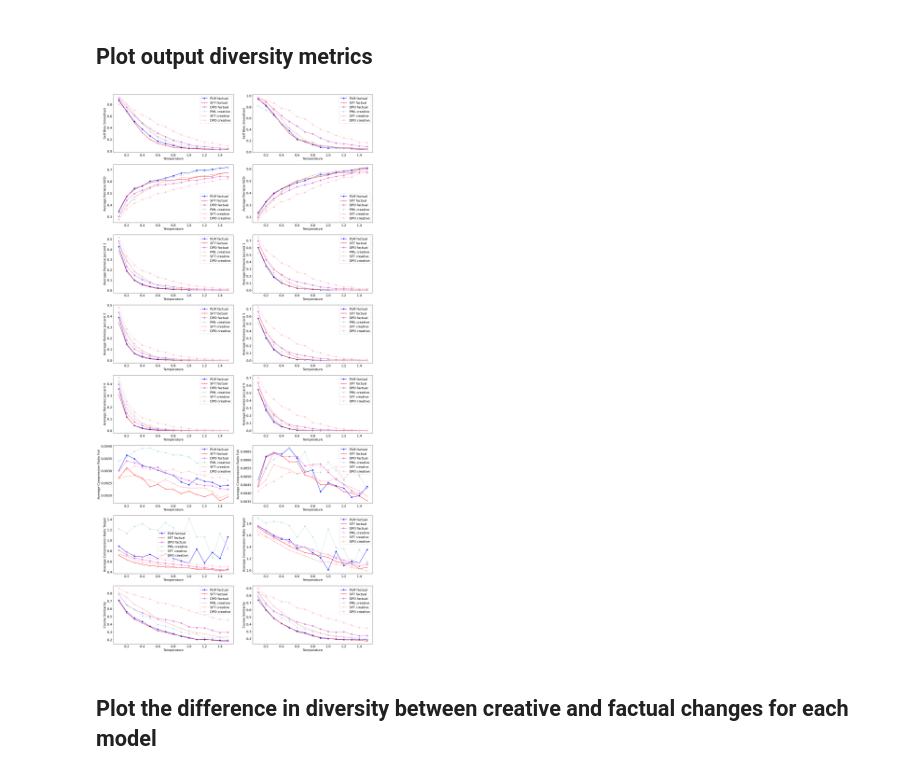
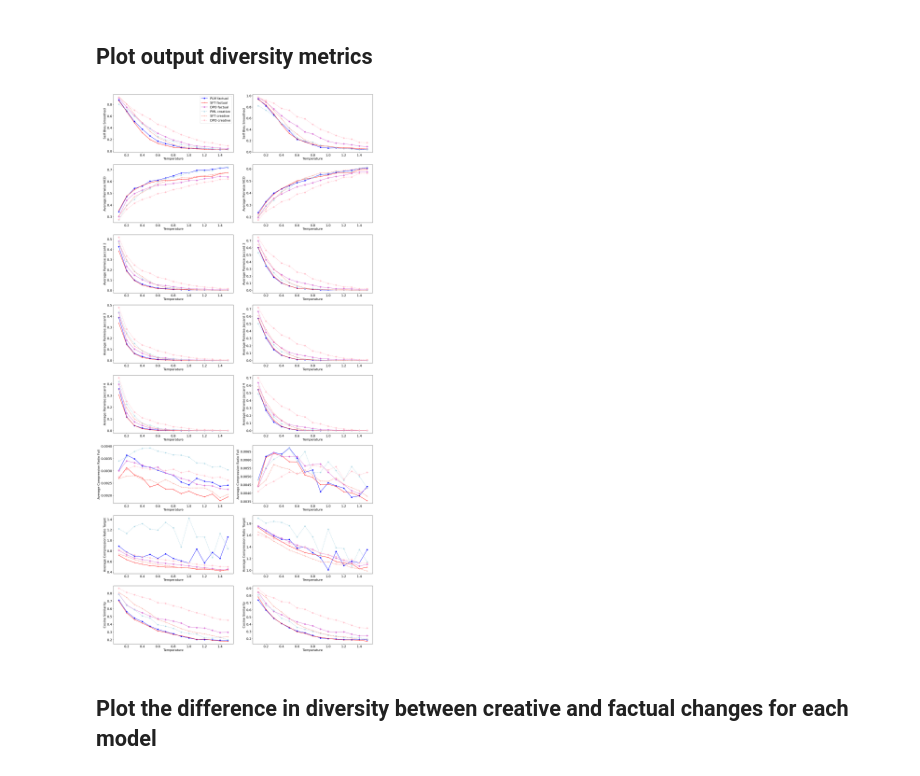
Before and after one commit to lauraaisling/analyse-llms, a Jupyter notebook: notebooks/Creative_Factual_Pythia2.8b.ipynb, the cells around one changed output. Drawn from its saved outputs; the diff is of its cells as text; code cells hidden in the pictures.

```diff
--- a/notebooks/Creative_Factual_Pythia2.8b.ipynb
+++ b/notebooks/Creative_Factual_Pythia2.8b.ipynb
@@ -94,35 +94,36 @@ for index, metric in enumerate(diversity_metrics.keys()):
         result_plm = [pythia_28b_results_20_words, pythia_28b_results_5_words][col_idx]
         scores_factual_plm = result_plm["factual"][metric]
         scores_creative_plm = result_plm["creative"][metric]
 
         result_dpo = [pythia_28b_dpo_results_20_words, pythia_28b_dpo_results_5_words][col_idx]
         scores_factual_dpo = result_dpo["factual"][metric]
         scores_creative_dpo = result_dpo["creative"][metric]
 
         # Plotting for factual scores
         ax.plot(temperatures, np.nanmean(scores_factual_sft[:, :, 0],axis=1), label='pythia-2.8b-sft factual', marker='o', color="blue")
         ax.plot(temperatures, np.nanmean(scores_factual_plm[:, :, 0],axis=1), label='pythia2.8b factual', marker='+', color="red")
         ax.plot(temperatures, np.nanmean(scores_factual_dpo[:, :, 0],axis=1), label='pythia2.8b-dpo factual', marker='D', color="orchid")
 
         # Plotting for creative scores
         ax.plot(temperatures, np.nanmean(scores_creative_sft[:, :, 0],axis=1), label='pythia-2.8b-sft creative', marker='o', linestyle='--', color="lightblue")
         ax.plot(temperatures, np.nanmean(scores_creative_plm[:, :, 0],axis=1), label='pythia-2.8b creative', marker='+', linestyle='--', color="salmon")
         ax.plot(temperatures, np.nanmean(scores_creative_dpo[:, :, 0],axis=1), label='pythia-2.8b-dpo creative', marker='D', linestyle='--', color="pink")
 
         ax.set_xlabel('Temperature')
         ax.set_ylabel(metric_label[i])
         # text_effect = [path_effects.withStroke(linewidth=3, foreground='white')]
-        ax.legend(['PLM factual', 'SFT factual', 'DPO factual', 'PML creative', 'SFT creative', 'DPO creative'])
+        if i==0:
+            ax.legend(['PLM factual', 'SFT factual', 'DPO factual', 'PML creative', 'SFT creative', 'DPO creative'])
         i+=1
 
 
 plt.tight_layout()
 plt.show()
 
 fig.savefig(creative_factual_full_f, bbox_inches="tight")
 plt.close()
 # %% [output]
-[figure, old version]
+[figure, new version]
 # %% [markdown]
 ## Plot the difference in diversity between creative and factual changes for each model
 # %%
```
Also changed, not shown: 3 other files.
